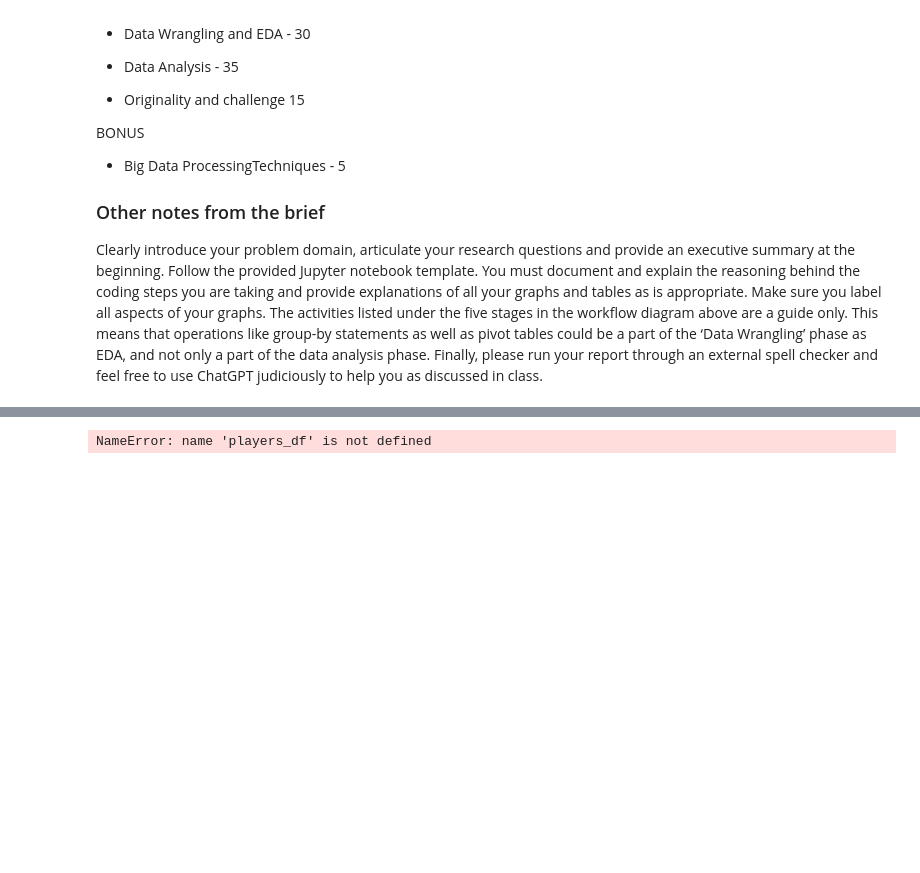
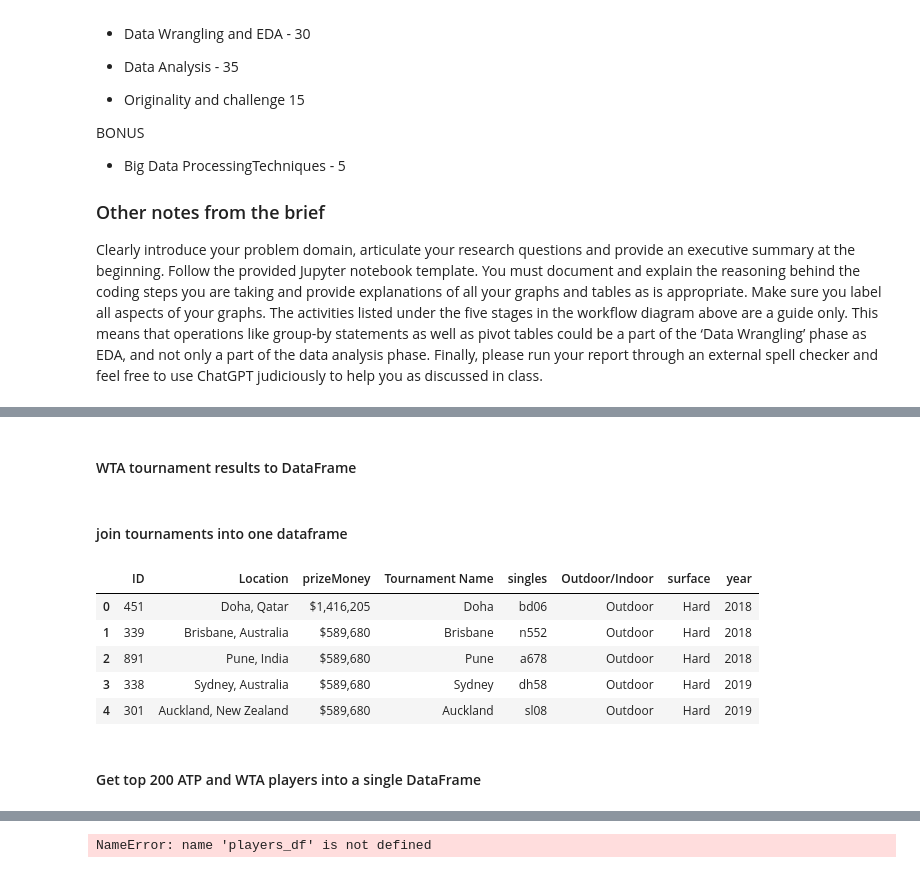
Before and after one commit to mmmcustard/analytics158739, a Jupyter notebook: 158739Assignment4.ipynb, the cells around one changed output, grey strips where cells are left out. Cells and saved outputs as stored; diff of their text form; code cells hidden in the pictures; blank space fills up the shorter version.

```diff
--- a/158739Assignment4.ipynb
+++ b/158739Assignment4.ipynb
@@ -103,0 +189,43 @@ ultimate_tennis_headers =  {
+# %%
+# create unique index for tornaments - ID was not unique
+ATP_tornaments['index'] = ATP_tornaments['ID'].astype(str) + '_' + ATP_tornaments['Location'].astype(str)
+ATP_tornaments.set_index('index', inplace=True)
+# %% [markdown]
+#### WTA tournament results to DataFrame
+# %%
+# combine all dfs in WTA_tournaments list
+wta_tournaments = pd.concat(WTA_tornaments_list)
+wta_tournaments = wta_tournaments.reset_index(drop=True)
+# %%
+wta_tournaments['prizeMoney'] = wta_tournaments['prizeMoney'].apply(lambda x: '${:,.2f}'.format(x))
+fullnames_df = wta_tournaments['Full Name'].str.split(' - ', expand=True)
+fullnames_df.columns = ['Tournament Name', 'Location']
+temp_df = pd.concat([wta_tournaments, fullnames_df], axis=1)
+
+# drop unused columns
+wta_tournaments = wta_tournaments.drop(['endDate', 'startDate', 'category', 'city', 'name',
+                                        'country', 'doublesDrawSize', 'prizeMoneyCurrency', 'singlesDrawSize'], axis=1)
+
+# normalise Full Names column
+fullnames_df = wta_tournaments['Full Name'].str.split(' - ', expand=True)
+fullnames_df.columns = ['Tournament Name', 'Location']
+temp_df = pd.concat([wta_tournaments, fullnames_df], axis=1)
+wta_tournaments = temp_df.drop(['Full Name'], axis=1)
+# %%
+# create unique index for tornaments - ID was not unique
+wta_tournaments['index'] = wta_tournaments['ID'].astype(str) + '_' + wta_tournaments['Location'].astype(str)
+wta_tournaments.set_index('index', inplace=True)
+# %% [markdown]
+#### join tournaments into one dataframe
+# %%
+all_tournaments = pd.concat([ATP_tornaments, wta_tournaments], ignore_index=True)
+all_tournaments.head()
+# %% [output]
+|  | ID | Location | prizeMoney | Tournament Name | singles | Outdoor/Indoor | surface | year |
+| 0 | 451 | Doha, Qatar | $1,416,205 | Doha | bd06 | Outdoor | Hard | 2018 |
+| 1 | 339 | Brisbane, Australia | $589,680 | Brisbane | n552 | Outdoor | Hard | 2018 |
+| 2 | 891 | Pune, India | $589,680 | Pune | a678 | Outdoor | Hard | 2018 |
+| 3 | 338 | Sydney, Australia | $589,680 | Sydney | dh58 | Outdoor | Hard | 2019 |
+| 4 | 301 | Auckland, New Zealand | $589,680 | Auckland | sl08 | Outdoor | Hard | 2019 |
+# %% [markdown]
+#### Get  top 200 ATP and WTA players into a single DataFrame
```
Also changed, not shown: parts of 31 cells of this notebook, 2 other files.
